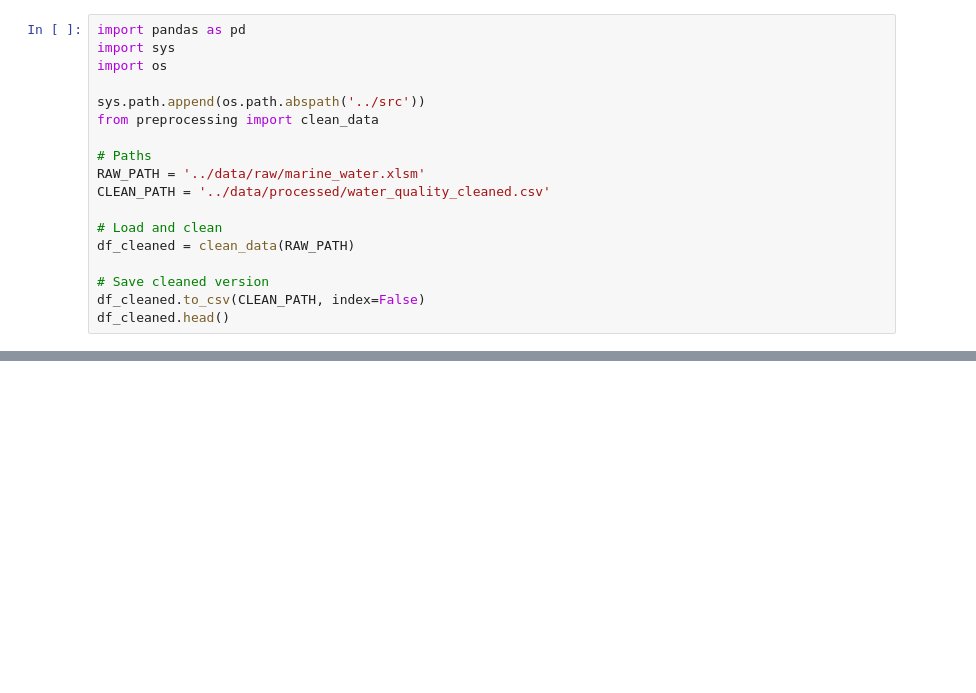
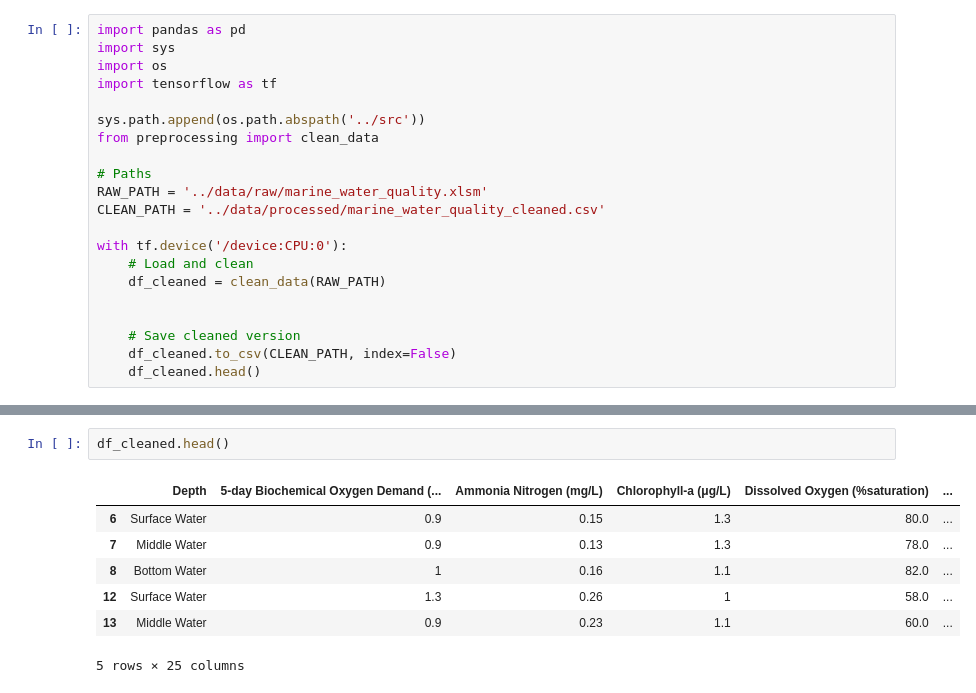
Before and after one commit to bhartiansh/water_quality_prediction, a Jupyter notebook: notebooks/preprocessing.ipynb, the cells around one changed output, grey strips where cells are left out. Drawn from its saved outputs; the diff is of its cells as text; blank space fills up the shorter version.

```diff
--- a/notebooks/preprocessing.ipynb
+++ b/notebooks/preprocessing.ipynb
@@ -2,18 +2,21 @@
 import pandas as pd
 import sys
 import os
+import tensorflow as tf
 
 sys.path.append(os.path.abspath('../src'))
 from preprocessing import clean_data
 
 # Paths
-RAW_PATH = '../data/raw/marine_water.xlsm'
-CLEAN_PATH = '../data/processed/water_quality_cleaned.csv'
+RAW_PATH = '../data/raw/marine_water_quality.xlsm'
+CLEAN_PATH = '../data/processed/marine_water_quality_cleaned.csv'
 
-# Load and clean
-df_cleaned = clean_data(RAW_PATH)
+with tf.device('/device:CPU:0'):
+    # Load and clean
+    df_cleaned = clean_data(RAW_PATH)
 
-# Save cleaned version
-df_cleaned.to_csv(CLEAN_PATH, index=False)
-df_cleaned.head()
+
+    # Save cleaned version
+    df_cleaned.to_csv(CLEAN_PATH, index=False)
+    df_cleaned.head()
 # %% [output]
@@ -25,0 +28,10 @@ df_cleaned.head()
+# %%
+df_cleaned.head()
+# %% [output]
+|  | Depth | 5-day Biochemical Oxygen Demand (... | Ammonia Nitrogen (mg/L) | Chlorophyll-a (μg/L) | Dissolved Oxygen (%saturation) | ... |
+| 6 | Surface Water | 0.9 | 0.15 | 1.3 | 80.0 | ... |
+| 7 | Middle Water | 0.9 | 0.13 | 1.3 | 78.0 | ... |
+| 8 | Bottom Water | 1 | 0.16 | 1.1 | 82.0 | ... |
+| 12 | Surface Water | 1.3 | 0.26 | 1 | 58.0 | ... |
+| 13 | Middle Water | 0.9 | 0.23 | 1.1 | 60.0 | ... |
+5 rows × 25 columns
```
Also changed, not shown: parts of 1 cell of this notebook, 26 other files.
